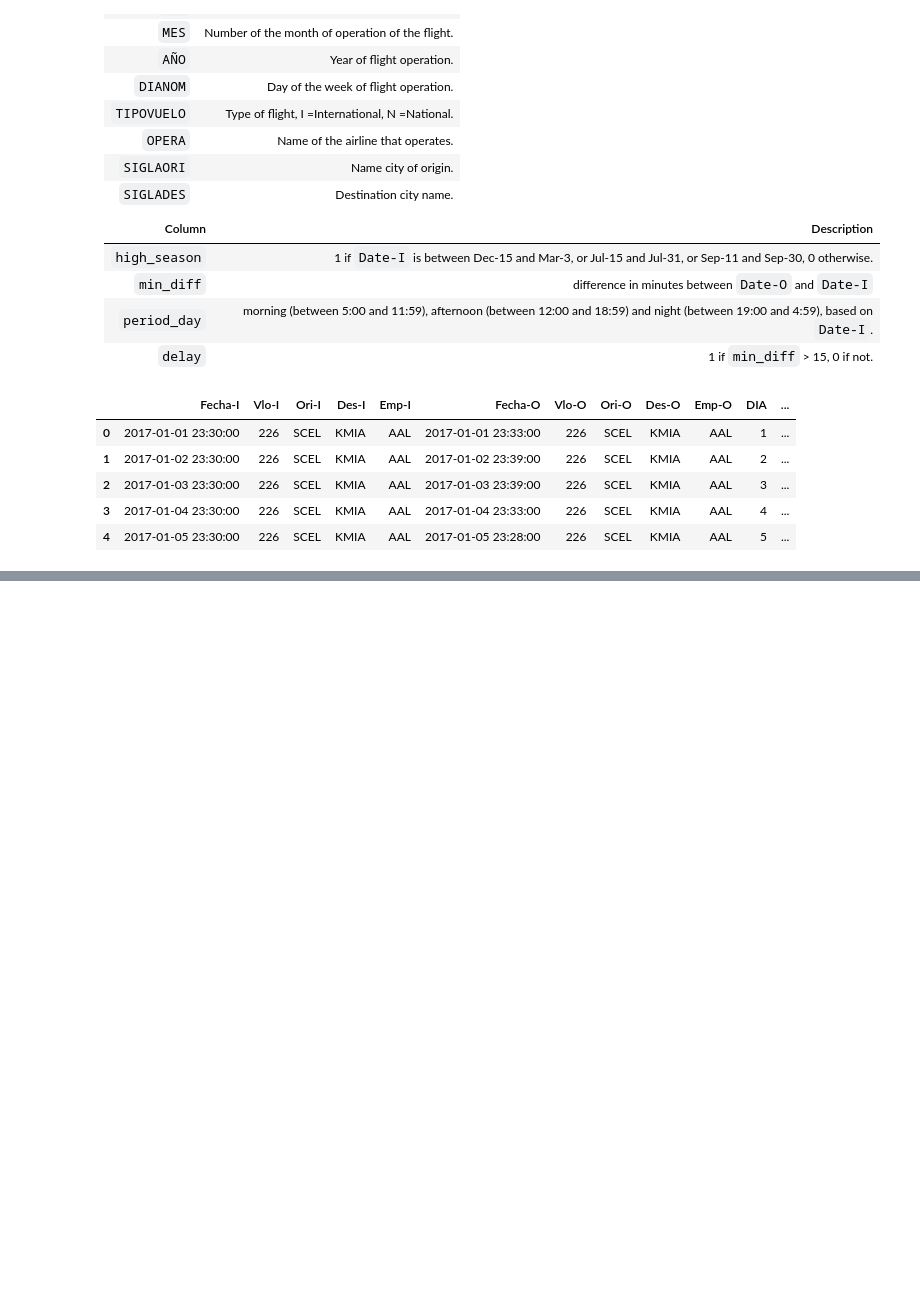
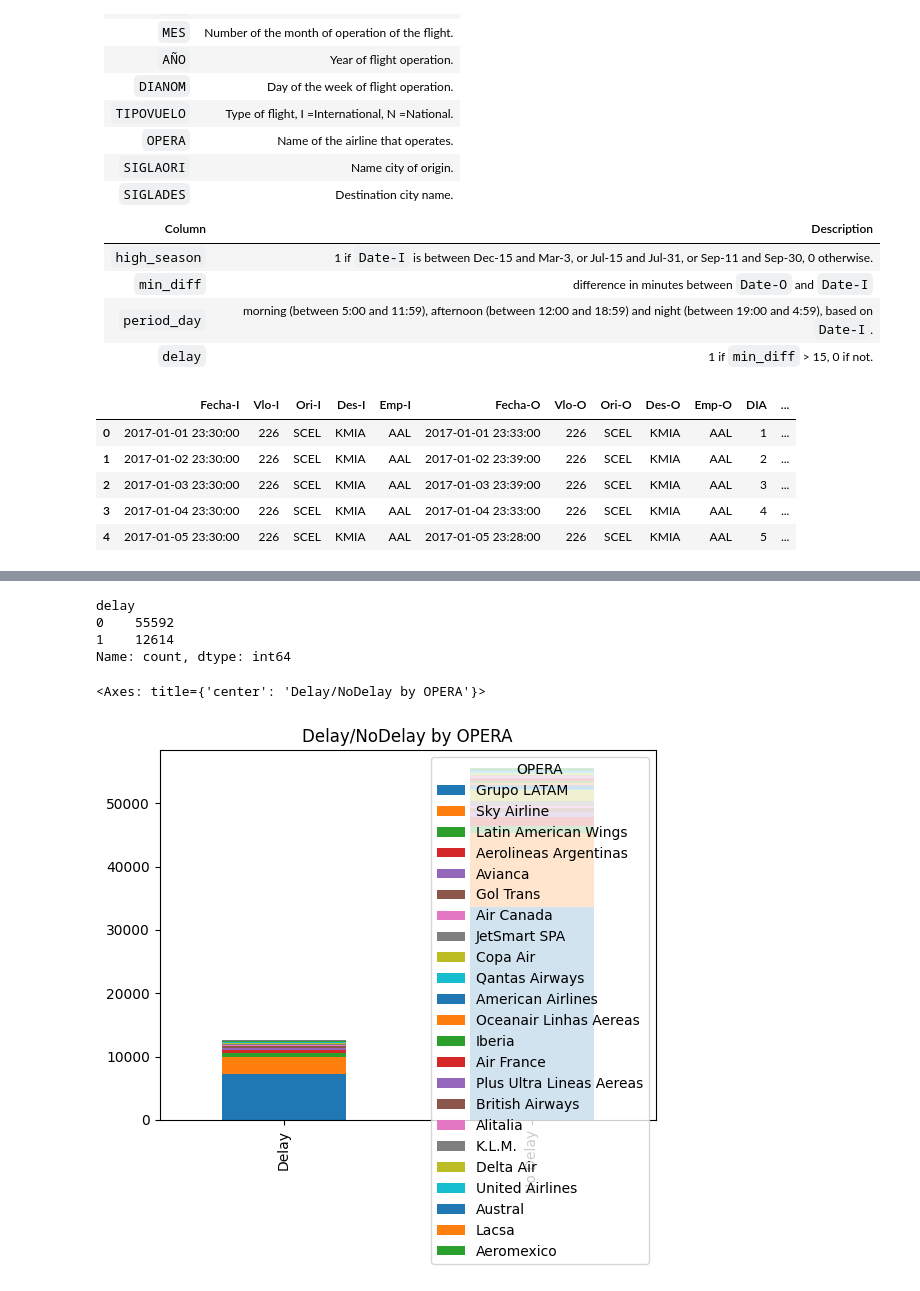
Before and after one commit to cristhianclx/66v, a Jupyter notebook: 04-02.ipynb, the cells around one changed output, grey strips where cells are left out. Cells and saved outputs as stored; diff of their text form; code cells hidden in the pictures; blank space fills up the shorter version.

Commit message:
update data

```diff
--- a/04-02.ipynb
+++ b/04-02.ipynb
@@ -47,3 +47,16 @@ data.head()
 | 2 | 2017-01-03 23:30:00 | 226 | SCEL | KMIA | AAL | 2017-01-03 23:39:00 | 226 | SCEL | KMIA | AAL | 3 | ... |
 | 3 | 2017-01-04 23:30:00 | 226 | SCEL | KMIA | AAL | 2017-01-04 23:33:00 | 226 | SCEL | KMIA | AAL | 4 | ... |
 | 4 | 2017-01-05 23:30:00 | 226 | SCEL | KMIA | AAL | 2017-01-05 23:28:00 | 226 | SCEL | KMIA | AAL | 5 | ... |
+# %%
+# `min_diff`|difference in minutes between `Date-O` and `Date-I`|
+
+from datetime import datetime
+
+def get_min_diff(data):
+    # 2017-01-01 23:30:00
+    fecha_o = datetime.strptime(data["Fecha-O"], "%Y-%m-%d %H:%M:%S")
+    fecha_i = datetime.strptime(data["Fecha-I"], "%Y-%m-%d %H:%M:%S")
+    min_diff = (fecha_o - fecha_i).total_seconds() / 60
+    return min_diff
+
+data["min_diff"] = data.apply(get_min_diff, axis=1)
@@ -49,0 +72,4 @@ data.head()
+# %%
+import numpy as np
+
+data["delay"] = np.where(data["min_diff"] > 15, 1, 0)
@@ -49,0 +85,20 @@ data.head()
+# %%
+data['delay'].value_counts()
+# %% [output]
+delay
+0    55592
+1    12614
+Name: count, dtype: int64
+# %%
+opera_by_delay = data[data["delay"]==1]["OPERA"].value_counts()
+opera_by_delay.head()
+
+opera_by_not_delay = data[data["delay"]==0]["OPERA"].value_counts()
+opera_by_not_delay.head()
+
+df_by_opera = pd.DataFrame([opera_by_delay, opera_by_not_delay])
+df_by_opera.index = ["Delay", "No Delay"]
+df_by_opera.plot(kind="bar", stacked=True, title="Delay/NoDelay by OPERA")
+# %% [output]
+<Axes: title={'center': 'Delay/NoDelay by OPERA'}>
+[figure, added]
```
Also changed, not shown: parts of 13 cells of this notebook.
